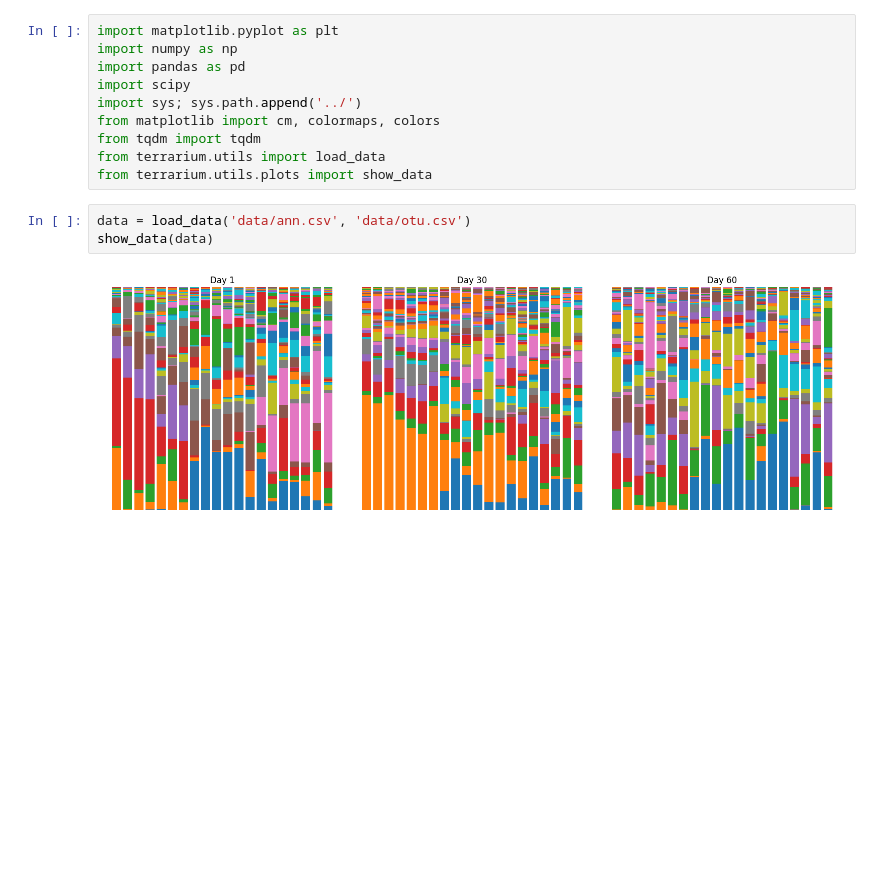
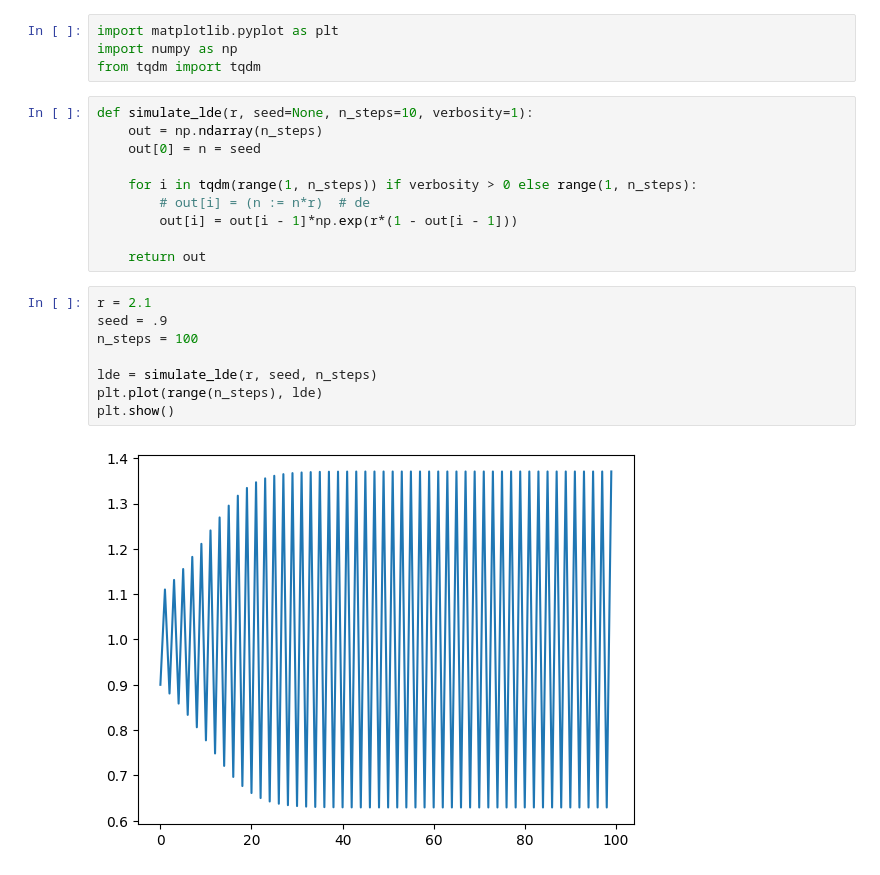
Before and after one commit to craigfouts/terrarium, a Jupyter notebook: notebooks/sandbox.ipynb, the cells around one changed output. Cells and saved outputs as stored; diff of their text form; blank space fills up the shorter version.

Commit message:
Created data utility file and added basic ode phase diagram utility

```diff
--- a/notebooks/sandbox.ipynb
+++ b/notebooks/sandbox.ipynb
@@ -1,15 +1,24 @@
 # %%
 import matplotlib.pyplot as plt
 import numpy as np
-import pandas as pd
-import scipy
-import sys; sys.path.append('../')
-from matplotlib import cm, colormaps, colors
 from tqdm import tqdm
-from terrarium.utils import load_data
-from terrarium.utils.plots import show_data
-# %%
-data = load_data('data/ann.csv', 'data/otu.csv')
-show_data(data)
-# %% [output]
-[figure, removed]
+# %%
+def simulate_lde(r, seed=None, n_steps=10, verbosity=1):
+    out = np.ndarray(n_steps)
+    out[0] = n = seed
+
+    for i in tqdm(range(1, n_steps)) if verbosity > 0 else range(1, n_steps):
+        # out[i] = (n := n*r)  # de
+        out[i] = out[i - 1]*np.exp(r*(1 - out[i - 1]))
+
+    return out
+# %%
+r = 2.1
+seed = .9
+n_steps = 100
+
+lde = simulate_lde(r, seed, n_steps)
+plt.plot(range(n_steps), lde)
+plt.show()
+# %% [output]
+[figure, added]
```
Also changed, not shown: parts of 1 cell of this notebook, 5 other files.
